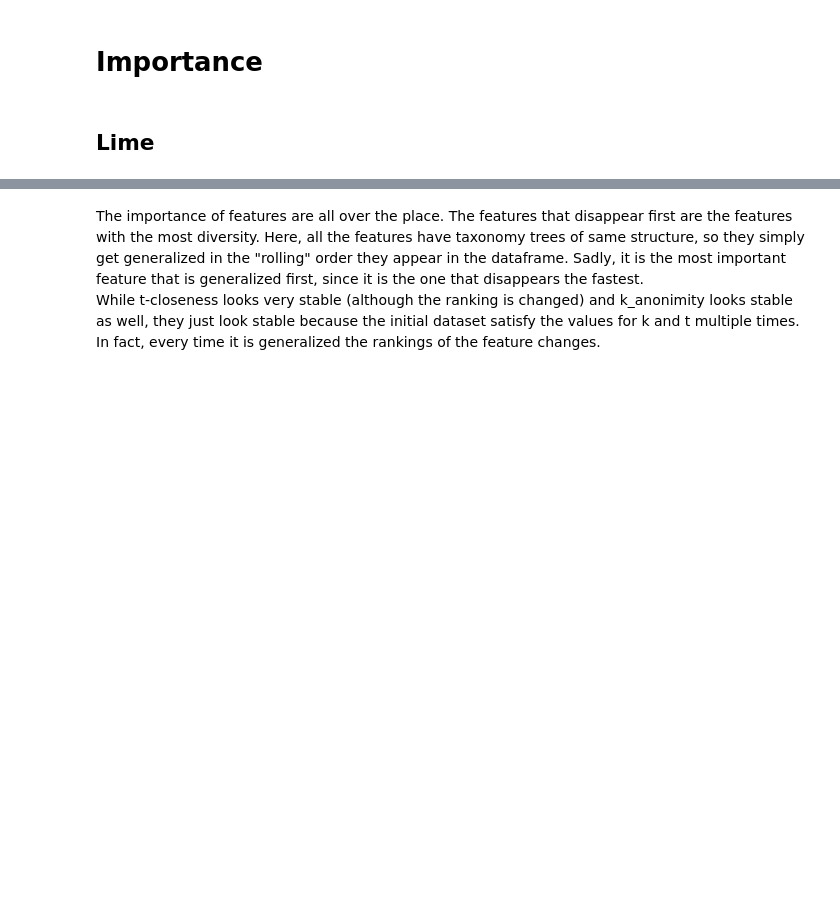
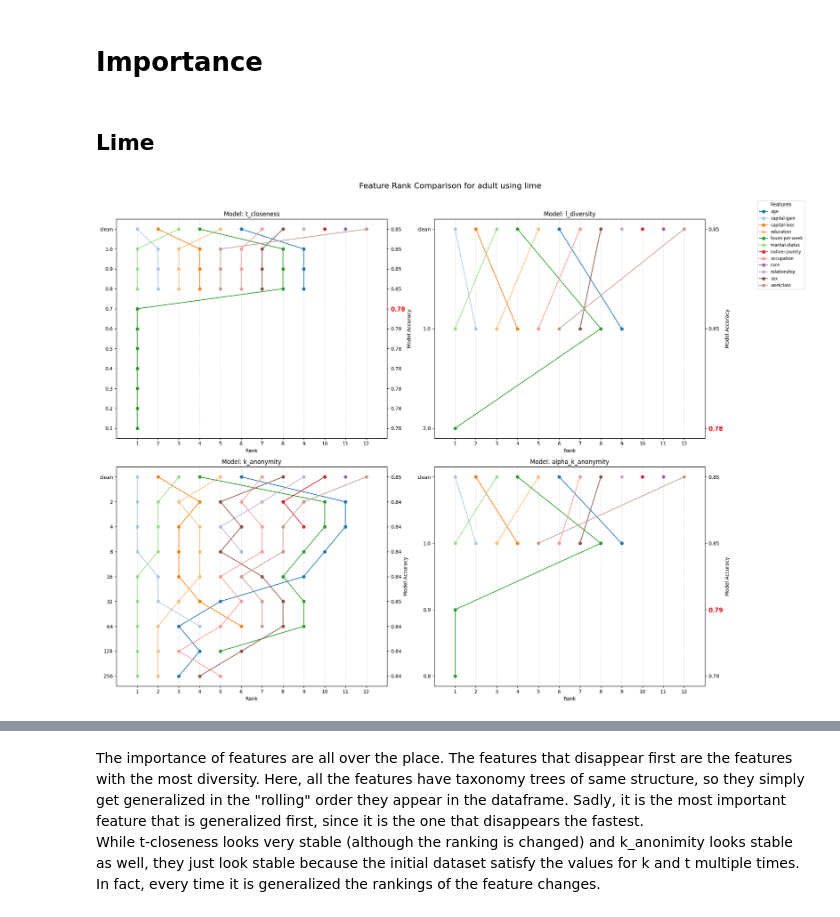
Before and after one commit to Zak9O/Masking-Effects-on-XAI-Techniques, a Jupyter notebook: notebooks/Comparison_Analysis.ipynb, the cells around one changed output, grey strips where cells are left out. Drawn from its saved outputs; the diff is of its cells as text; code cells hidden in the pictures; blank space fills up the shorter version.

```diff
--- a/notebooks/Comparison_Analysis.ipynb
+++ b/notebooks/Comparison_Analysis.ipynb
@@ -38,3 +70,7 @@ Apart from that, it can be pointless making conclusions from this graph, since t
 # Importance
 # %% [markdown]
 ## Lime
+# %%
+adult.plot_line("lime")
+# %% [output]
+[figure, added]
```
Also changed, not shown: parts of 32 cells of this notebook, 2 other files.
